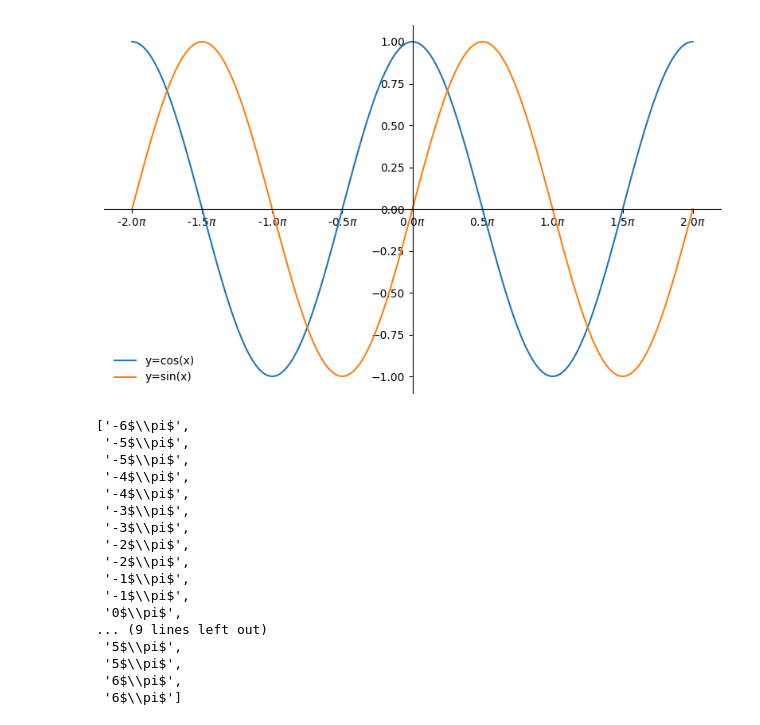
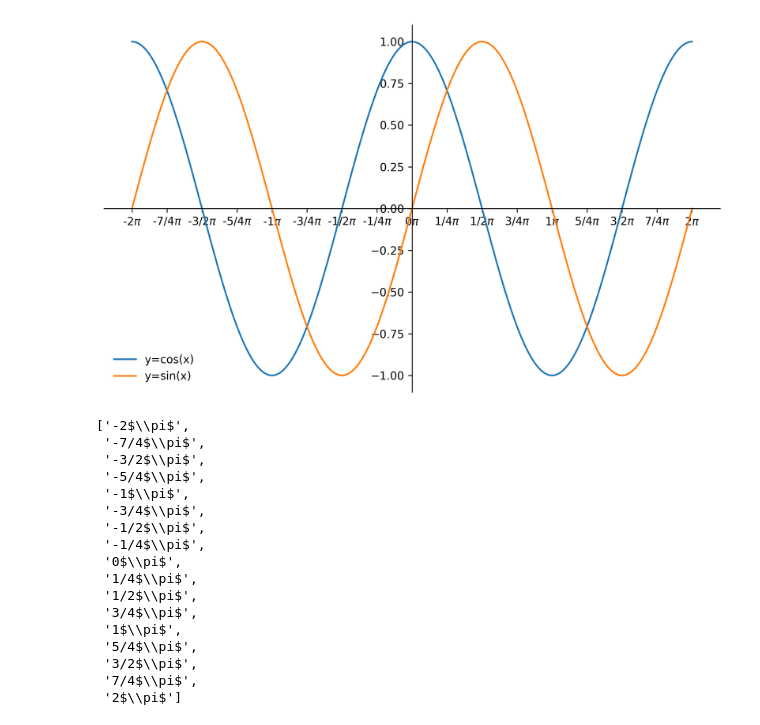
Before and after one commit to neverpartZY/Document, a Jupyter notebook: graph.ipynb, the cells around one changed output. Drawn from its saved outputs; the diff is of its cells as text; code cells hidden in the pictures.

```diff
--- a/graph.ipynb
+++ b/graph.ipynb
@@ -4,40 +4,42 @@ import matplotlib.pyplot as plt
 # %%
 x = np.linspace(-2*np.pi,np.pi*2,1000)
 y = np.cos(x)
 y2 = np.sin(x)
-plt.figure(figsize=(10,6))
+plt.figure(figsize=(10,6),dpi=300)
 plt.plot(x,y,label='y=cos(x)')
 plt.plot(x,y2,label='y=sin(x)')
 
-plt.xticks([i for i in np.arange(-2*np.pi,2*np.pi+1,np.pi/2)],
-           [f'{round(i/np.pi,1)}'+'$\pi$' for i in np.arange(-2*np.pi,2*np.pi+1,np.pi/2)],
+plt.xticks([i for i in np.arange(-2*np.pi,2*np.pi+0.1,np.pi/4)],
+           [f'{fractions.Fraction(round(i/np.pi,2))}'+'$\pi$' for i in np.arange(-2*np.pi,2*np.pi+0.1,np.pi/4)],
            )
 ax = plt.gca()
 plt.legend(frameon=False,loc='best')
 ax.spines['left'].set_position(('data',0))
 ax.spines['bottom'].set_position(('data',0))
 ax.spines['top'].set_color(None)
 ax.spines['right'].set_color(None)
 # %% [output]
-[figure, old version]
+[figure, new version]
 # %%
+import fractions
 ls = [f'{round(i/np.pi)}'+'$\pi$' for i in np.arange(-6*np.pi,6*np.pi+1,np.pi/2)]
-ls
+ls1 = [f'{fractions.Fraction(round(i/np.pi,2))}'+'$\pi$' for i in np.arange(-2*np.pi,2*np.pi+0.1,np.pi/4)]
+ls1
 # %% [output]
-['-6$\\pi$',
- '-5$\\pi$',
- '-5$\\pi$',
- '-4$\\pi$',
- '-4$\\pi$',
- '-3$\\pi$',
- '-3$\\pi$',
- '-2$\\pi$',
- '-2$\\pi$',
+['-2$\\pi$',
+ '-7/4$\\pi$',
+ '-3/2$\\pi$',
+ '-5/4$\\pi$',
  '-1$\\pi$',
- '-1$\\pi$',
+ '-3/4$\\pi$',
+ '-1/2$\\pi$',
+ '-1/4$\\pi$',
  '0$\\pi$',
-... (9 lines left out)
- '5$\\pi$',
- '5$\\pi$',
- '6$\\pi$',
- '6$\\pi$']
+ '1/4$\\pi$',
+ '1/2$\\pi$',
+ '3/4$\\pi$',
+ '1$\\pi$',
+ '5/4$\\pi$',
+ '3/2$\\pi$',
+ '7/4$\\pi$',
+ '2$\\pi$']
```
